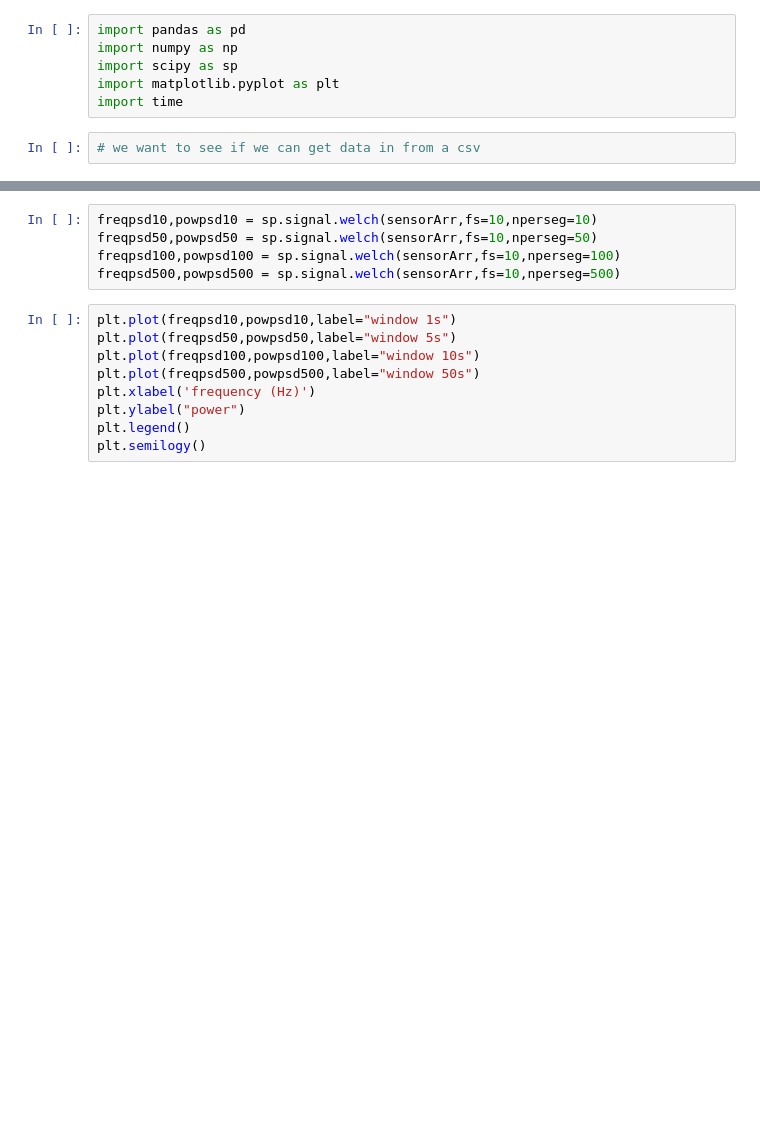
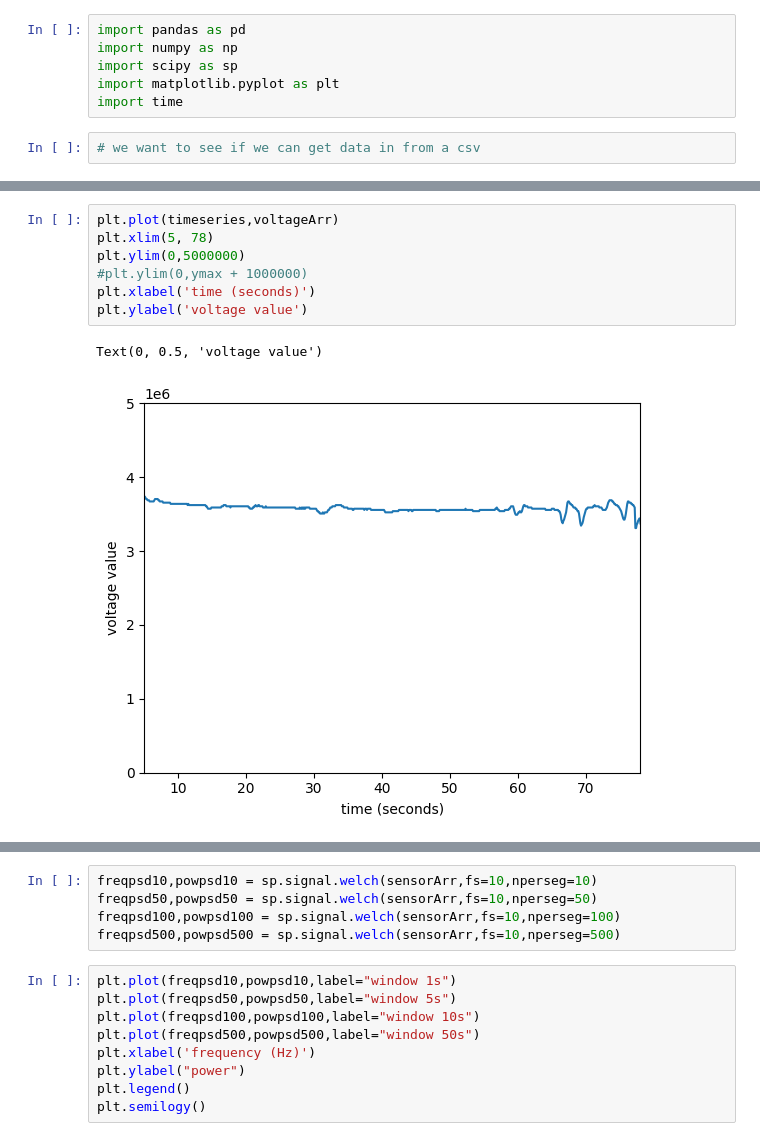
Before and after one commit to Bkorotko03/ALTrainSeismo, a Jupyter notebook: testsAndSuch/csvSignalTest.ipynb, the cells around one changed output, grey strips where cells are left out. Saved outputs shown, nothing was run; the diff lists cells and outputs as text; blank space fills up the shorter version.

```diff
--- a/testsAndSuch/csvSignalTest.ipynb
+++ b/testsAndSuch/csvSignalTest.ipynb
@@ -46,0 +63,10 @@ Text(0, 0.5, 'sensor value')
+# %%
+plt.plot(timeseries,voltageArr)
+plt.xlim(5, 78)
+plt.ylim(0,5000000)
+#plt.ylim(0,ymax + 1000000)
+plt.xlabel('time (seconds)')
+plt.ylabel('voltage value')
+# %% [output]
+Text(0, 0.5, 'voltage value')
+[figure, added]
```
Also changed, not shown: parts of 10 cells of this notebook.
